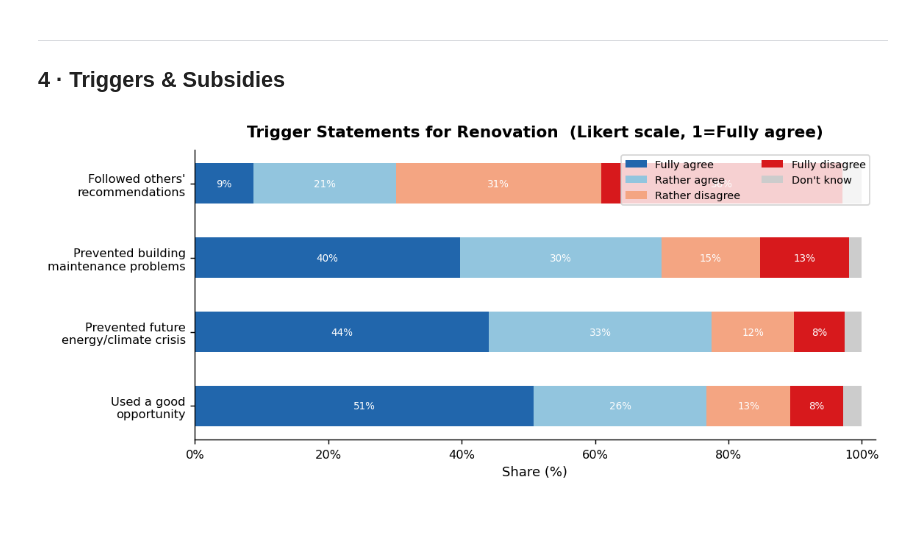
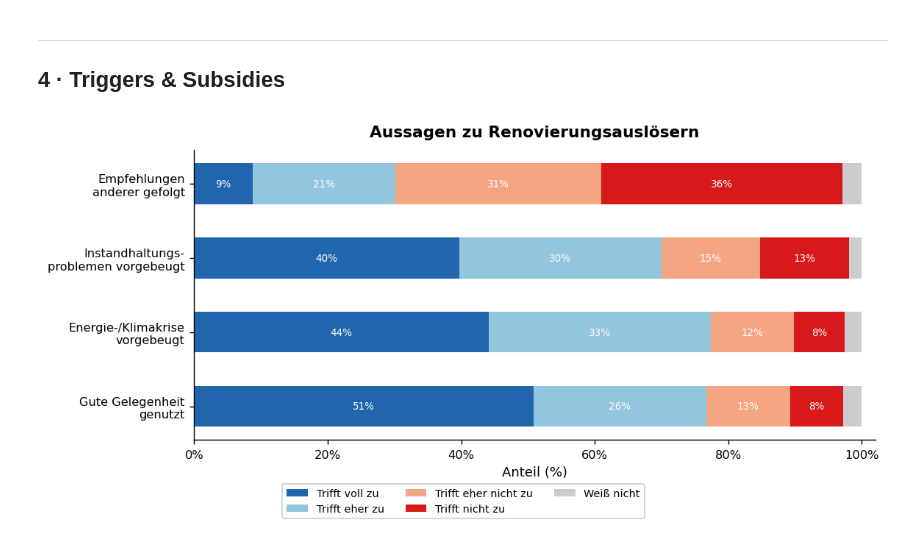
Before and after one commit to c1fff/abm4energie, a Jupyter notebook: analysis/triggers_and_subsidies.ipynb, the cells around one changed output. Cells and saved outputs as stored; diff of their text form; code cells hidden in the pictures; blank space fills up the shorter version.

```diff
--- a/analysis/triggers_and_subsidies.ipynb
+++ b/analysis/triggers_and_subsidies.ipynb
@@ -50,43 +50,43 @@ Loaded 1651 records, 143 fields each.
 # Scale: 1=Fully agree, 2=Rather agree, 3=Rather disagree, 4=Fully disagree, 5=Don't know
 trig_fields = ["TRIG_1", "TRIG_2", "TRIG_3", "TRIG_4"]
 trig_labels = [
-    "Used a good\nopportunity",
-    "Prevented future\nenergy/climate crisis",
-    "Prevented building\nmaintenance problems",
-    "Followed others'\nrecommendations",
+    "Gute Gelegenheit\ngenutzt",
+    "Energie-/Klimakrise\nvorgebeugt",
+    "Instandhaltungs-\nproblemen vorgebeugt",
+    "Empfehlungen\nanderer gefolgt",
 ]
-likert_labels  = ["Fully agree", "Rather agree", "Rather disagree", "Fully disagree", "Don't know"]
+likert_labels  = ["Trifft voll zu", "Trifft eher zu", "Trifft eher nicht zu", "Trifft nicht zu", "Wei\u00df nicht"]
 likert_colors  = ["#2166ac", "#92c5de", "#f4a582", "#d7191c", "#cccccc"]
 likert_vals    = ["1", "2", "3", "4", "5"]
 
 trig_data = {}
 for field in trig_fields:
     vals  = get_field(field)
     total = len(vals)
     trig_data[field] = [vals.count(v) / total * 100 for v in likert_vals]
 
 fig, ax = plt.subplots(figsize=(9, 4))
 y_pos = np.arange(len(trig_fields))
 left  = np.zeros(len(trig_fields))
 
 for i, (lbl, color) in enumerate(zip(likert_labels, likert_colors)):
     widths = [trig_data[f][i] for f in trig_fields]
     bars   = ax.barh(y_pos, widths, left=left, color=color, height=0.55, label=lbl)
     for bar, w in zip(bars, widths):
-        if w > 4:   # only label if wide enough
+        if w > 4:
             ax.text(bar.get_x() + bar.get_width() / 2,
                     bar.get_y() + bar.get_height() / 2,
                     f"{w:.0f}%", ha="center", va="center", fontsize=7.5, color="white")
     left += np.array(widths)
 
 ax.set_yticks(y_pos)
 ax.set_yticklabels(trig_labels, fontsize=9)
-ax.set_xlabel("Share (%)")
-ax.set_title("Trigger Statements for Renovation  (Likert scale, 1=Fully agree)", pad=10)
+ax.set_xlabel("Anteil (%)")
+ax.set_title("Aussagen zu Renovierungsausl\u00f6sern", pad=10)
 ax.xaxis.set_major_formatter(mtick.PercentFormatter())
 ax.set_xlim(0, 102)
-ax.legend(loc="upper right", fontsize=8, ncol=2)
+fig.legend(loc="lower center", fontsize=8, ncol=3, bbox_to_anchor=(0.5, -0.08), framealpha=0.9)
 plt.tight_layout()
 plt.show()
 # %% [output]
-[figure, old version]
+[figure, new version]
```
Also changed, not shown: parts of 2 cells of this notebook, 13 other files.
